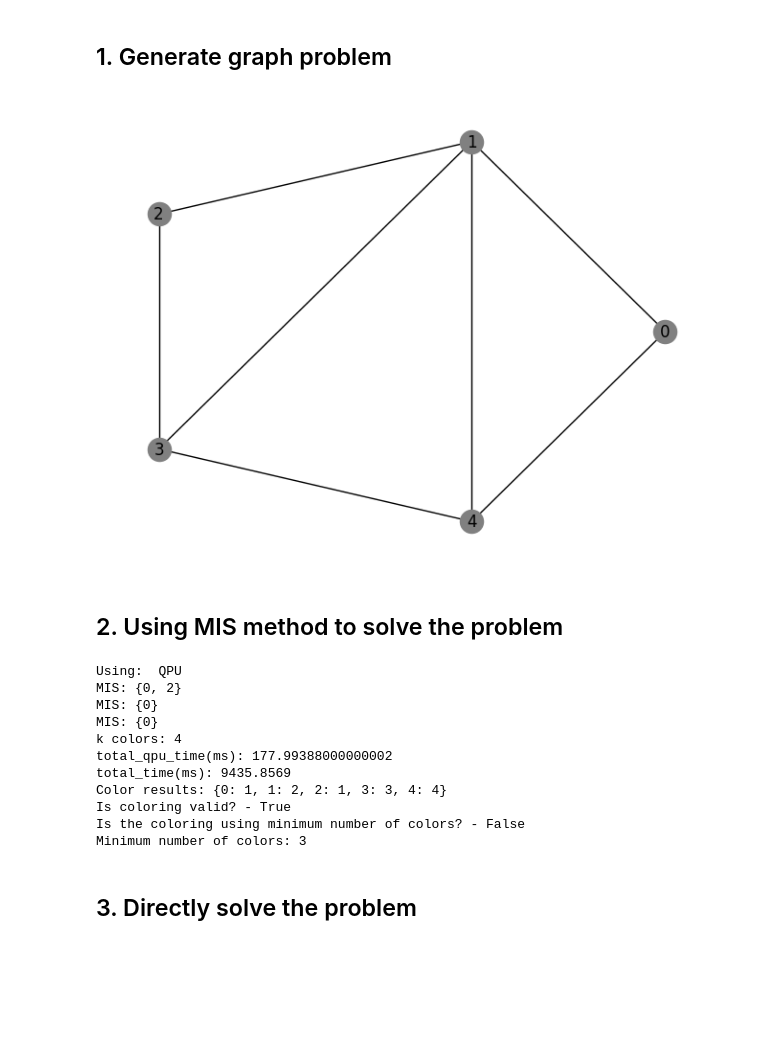
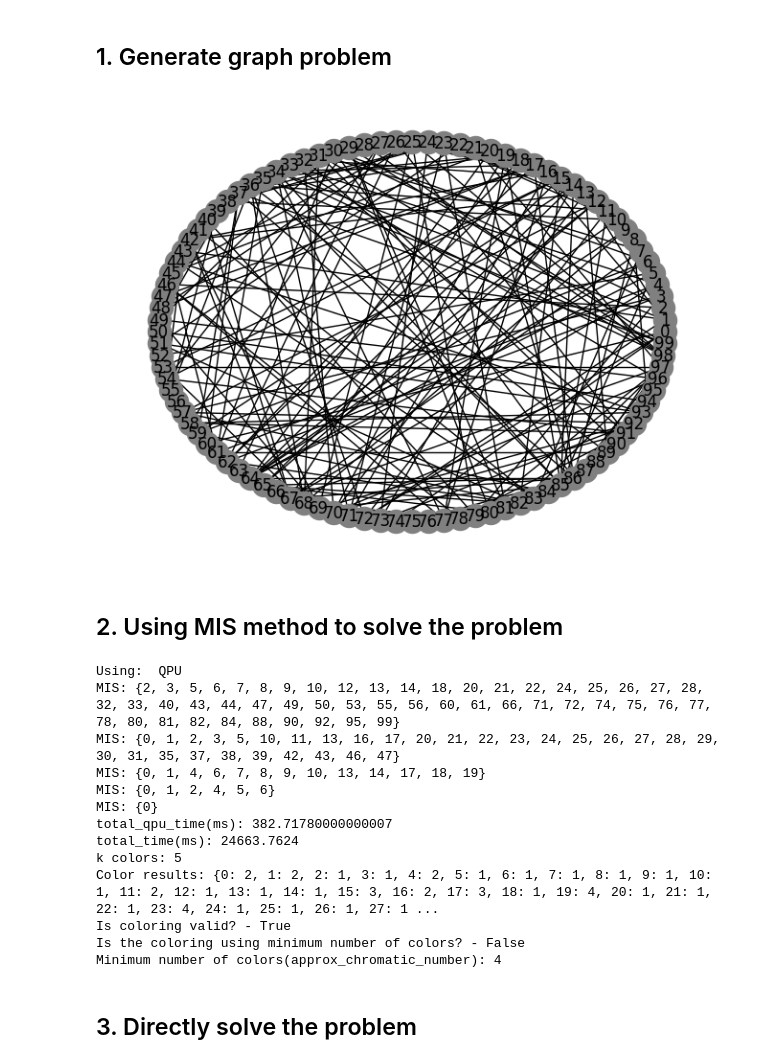
Before and after one commit to junjiezhu98/Master-Thesis, a Jupyter notebook: Two_methods.ipynb, the cells around one changed output. Drawn from its saved outputs; the diff is of its cells as text; code cells hidden in the pictures; blank space fills up the shorter version.

```diff
--- a/Two_methods.ipynb
+++ b/Two_methods.ipynb
@@ -263,33 +284,35 @@ def solution_to_color_dict(solution, num_nodes, k=3):
 ## 1. Generate graph problem
 # %%
 # Fixed Graph
-example_edges = [(1, 2), (2, 3), (3, 4), (4, 5), (5, 1), (5, 2), (2, 4)]
-G, num_nodes, edges = generate_graph(edges=example_edges)
+# example_edges = [(1, 2), (2, 3), (3, 4), (4, 5), (5, 1), (5, 2), (2, 4)]
+# G, num_nodes, edges = generate_graph(edges=example_edges)
 
 # Random Graph
-# num_nodes = 100
-# G, num_nodes, edges = generate_graph(num_nodes, num_nodes*4.5, random=True)
+num_nodes = 100
+G, num_nodes, edges = generate_graph(num_nodes, num_nodes*2, random=True)
 # %% [output]
-[figure, old version]
+[figure, new version]
 # %% [markdown]
 ## 2. Using MIS method to solve the problem
 # %%
-k, total_qpu_time, time_ms, MIS_set, reencode_set, orignal_nodes, results_sets_MIS = MIS(G, sampler="QPU")
+total_qpu_time, time_ms, MIS_set, reencode_set, orignal_nodes, results_sets_MIS = MIS(G, sampler="QPU")
 color_dict = {node: [] for node in orignal_nodes}
-result = get_color_dict(color_dict, MIS_set, reencode_set, orignal_nodes)
-valid_results(G, result)
+k, result = get_color_dict(color_dict, MIS_set, reencode_set, orignal_nodes)
+valid_results(num_nodes, k, G, result)
 # %% [output]
 Using:  QPU
-MIS: {0, 2}
+MIS: {2, 3, 5, 6, 7, 8, 9, 10, 12, 13, 14, 18, 20, 21, 22, 24, 25, 26, 27, 28, 32, 33, 40, 43, 44, 47, 49, 50, 53, 55, 56, 60, 61, 66, 71, 72, 74, 75, 76, 77, 78, 80, 81, 82, 84, 88, 90, 92, 95, 99}
+MIS: {0, 1, 2, 3, 5, 10, 11, 13, 16, 17, 20, 21, 22, 23, 24, 25, 26, 27, 28, 29, 30, 31, 35, 37, 38, 39, 42, 43, 46, 47}
+MIS: {0, 1, 4, 6, 7, 8, 9, 10, 13, 14, 17, 18, 19}
+MIS: {0, 1, 2, 4, 5, 6}
 MIS: {0}
-MIS: {0}
-k colors: 4
-total_qpu_time(ms): 177.99388000000002
-total_time(ms): 9435.8569
-Color results: {0: 1, 1: 2, 2: 1, 3: 3, 4: 4}
+total_qpu_time(ms): 382.71780000000007
+total_time(ms): 24663.7624
+k colors: 5
+Color results: {0: 2, 1: 2, 2: 1, 3: 1, 4: 2, 5: 1, 6: 1, 7: 1, 8: 1, 9: 1, 10: 1, 11: 2, 12: 1, 13: 1, 14: 1, 15: 3, 16: 2, 17: 3, 18: 1, 19: 4, 20: 1, 21: 1, 22: 1, 23: 4, 24: 1, 25: 1, 26: 1, 27: 1 ...
 Is coloring valid? - True
 Is the coloring using minimum number of colors? - False
-Minimum number of colors: 3
+Minimum number of colors(approx_chromatic_number): 4
 # %% [markdown]
 ## 3. Directly solve the problem
 # %%
```
Also changed, not shown: parts of 13 cells of this notebook.
